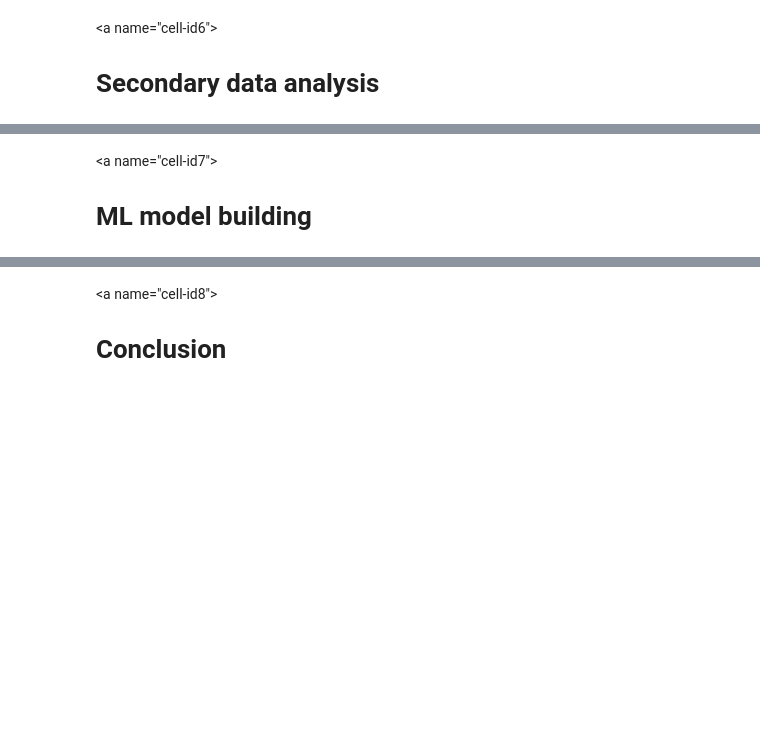
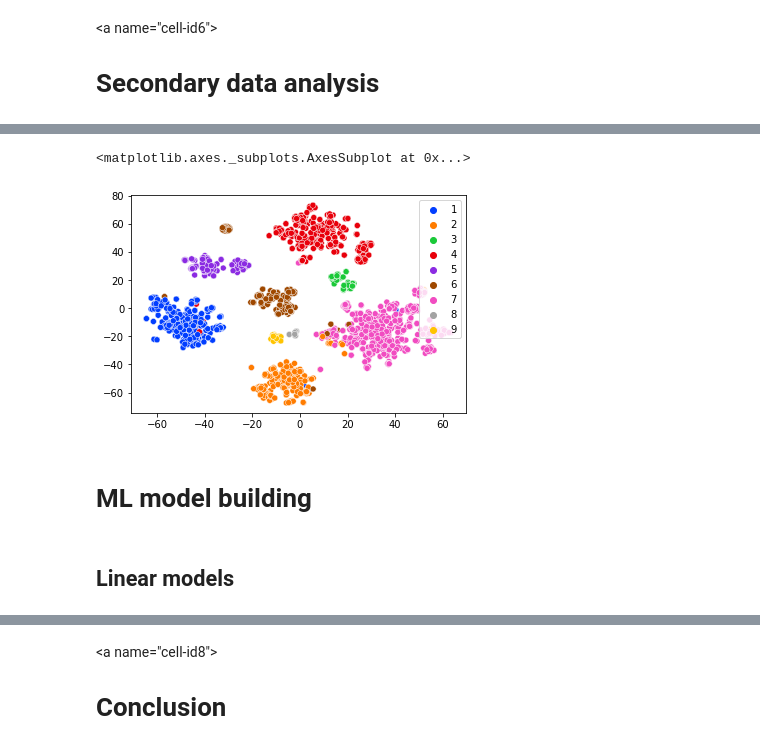
Before and after one commit to akshayonly/DL-Case-Study-Classifying-GM, a Jupyter notebook: Classifying_Genetic_Mutation_.ipynb, the cells around one changed output, grey strips where cells are left out. Saved outputs shown, nothing was run; the diff lists cells and outputs as text; code cells hidden in the pictures; blank space fills up the shorter version.

```diff
--- a/Classifying_Genetic_Mutation_.ipynb
+++ b/Classifying_Genetic_Mutation_.ipynb
@@ -259,0 +455,7 @@ data.head(2)
+# %%
+model = sent2vec.Sent2vecModel()
+try:
+    model.load_model(path)
+except Exception as e:
+    print(e)
+print('model successfully loaded')
@@ -259,0 +464,6 @@ data.head(2)
+# %%
+ptm_tr_text = list()
+for text in tqdm(x_train['TEXT']):
+  ptm_tr_text.append(model.embed_sentence(text)[0])
+
+ptm_tr_text = np.array(ptm_tr_text)
@@ -259,0 +495,3 @@ data.head(2)
+# %%
+test_set_2 = np.hstack((ptm_ts_text, res_ts_var, res_ts_gene))
+train_set_2 = np.hstack((ptm_tr_text, res_tr_var, res_tr_gene))
@@ -263,3 +514,10 @@ data.head(2)
+# %%
+X_embedded = TSNE(n_components=2).fit_transform(train_set_2)
+sns.scatterplot(X_embedded[:,0], X_embedded[:,1], hue=y_train, legend='full', palette=palette)
+# %% [output]
+<matplotlib.axes._subplots.AxesSubplot at 0x...>
+[figure, added]
 # %% [markdown]
-<a name="cell-id7"></a>
 # ML model building
+# %% [markdown]
+## Linear models
```
Also changed, not shown: parts of 72 cells of this notebook.
